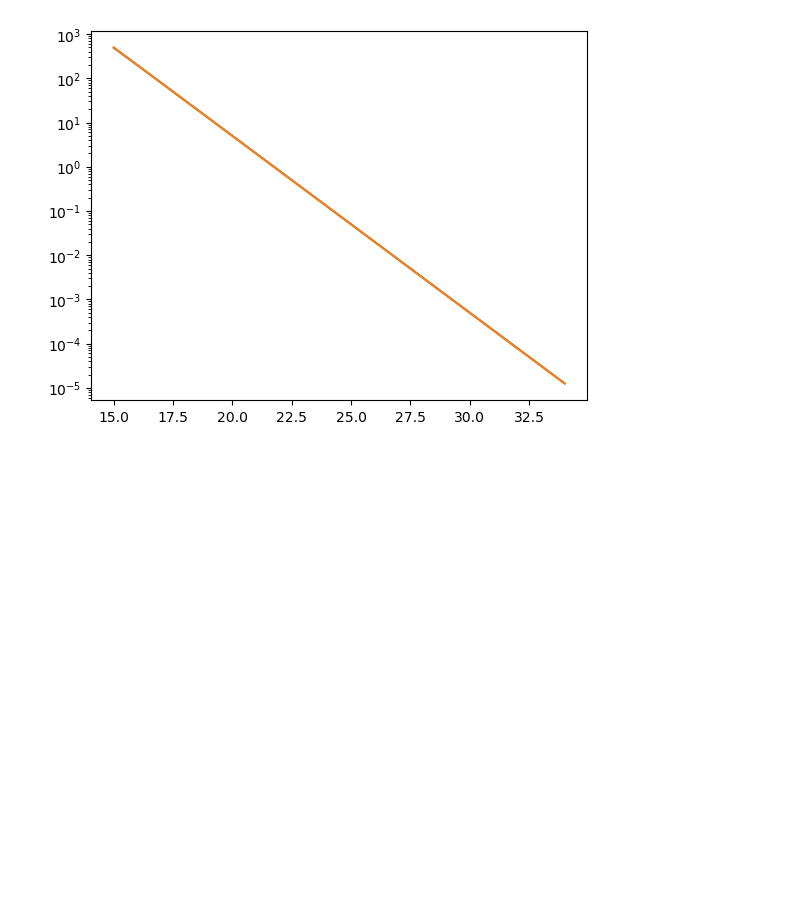
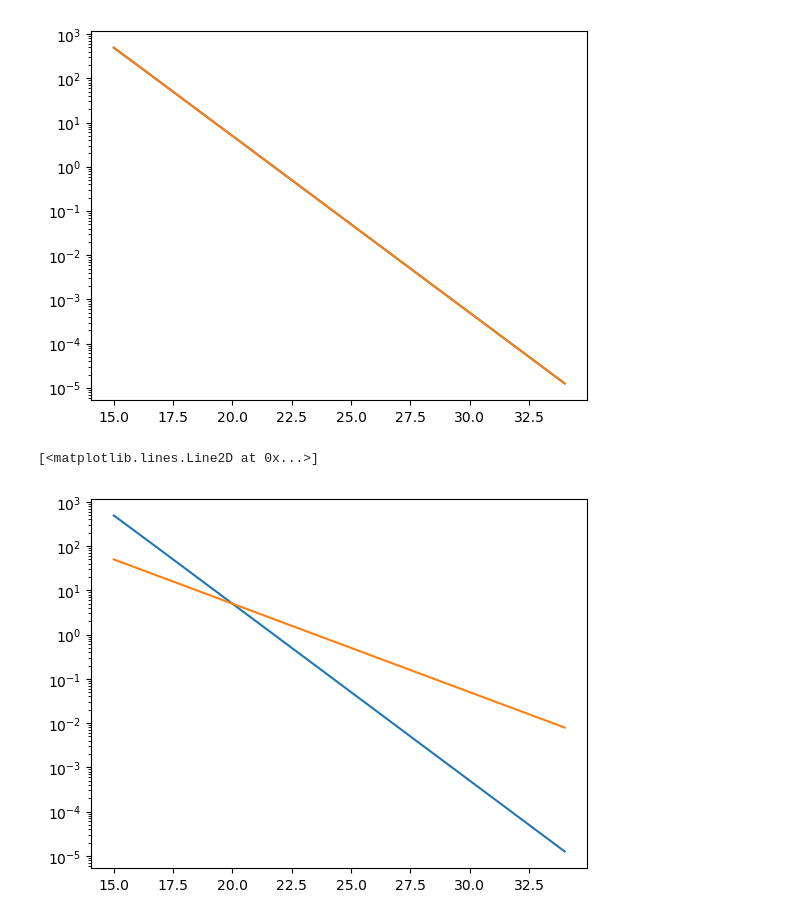
Before and after one commit to yoachim/26_scratch, a Jupyter notebook: snr_check/snr_check.ipynb, the cells around one changed output. Saved outputs shown, nothing was run; the diff lists cells and outputs as text; code cells hidden in the pictures; blank space fills up the shorter version.

```diff
--- a/snr_check/snr_check.ipynb
+++ b/snr_check/snr_check.ipynb
@@ -25,3 +38,19 @@ plt.semilogy(magnitudes, snr_maf)
 # %% [output]
 [<matplotlib.lines.Line2D at 0x...>]
 [figure]
+# %%
+def m52snr_source(m, m5, gamma=0.04):
+    if gamma is None:
+        snr = 5.0 * 10.0 ** (-0.4 * (m - m5))
+    else:
+        xval = np.power(10, 0.2 * (m - m5))
+        snr = 1 / np.sqrt((0.04 - gamma) * xval + gamma * xval * xval)
+    return snr
+# %%
+snr_source = m52snr_source(magnitudes, m5)
+# %%
+plt.semilogy(magnitudes, snr)
+plt.semilogy(magnitudes, snr_source)
+# %% [output]
+[<matplotlib.lines.Line2D at 0x...>]
+[figure, added]
```
Also changed, not shown: parts of 3 cells of this notebook.
